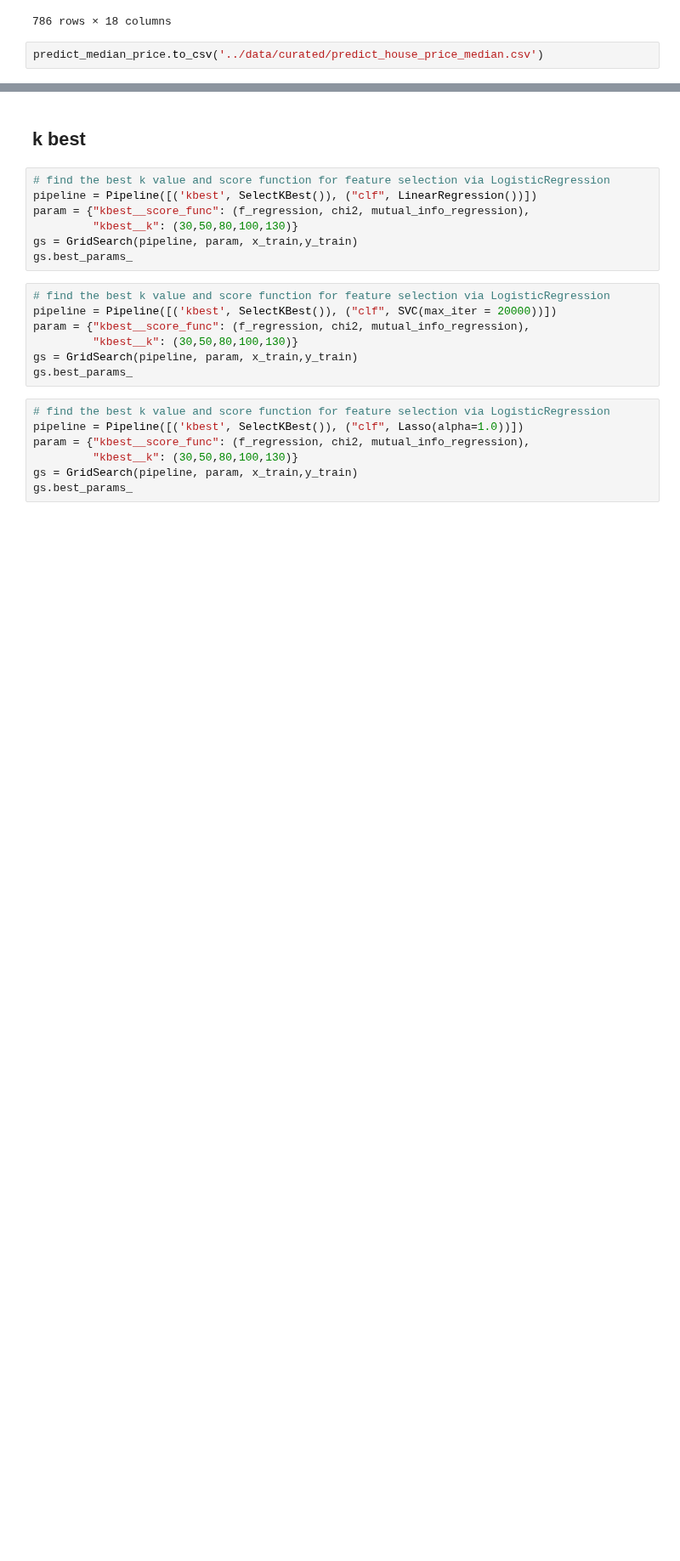
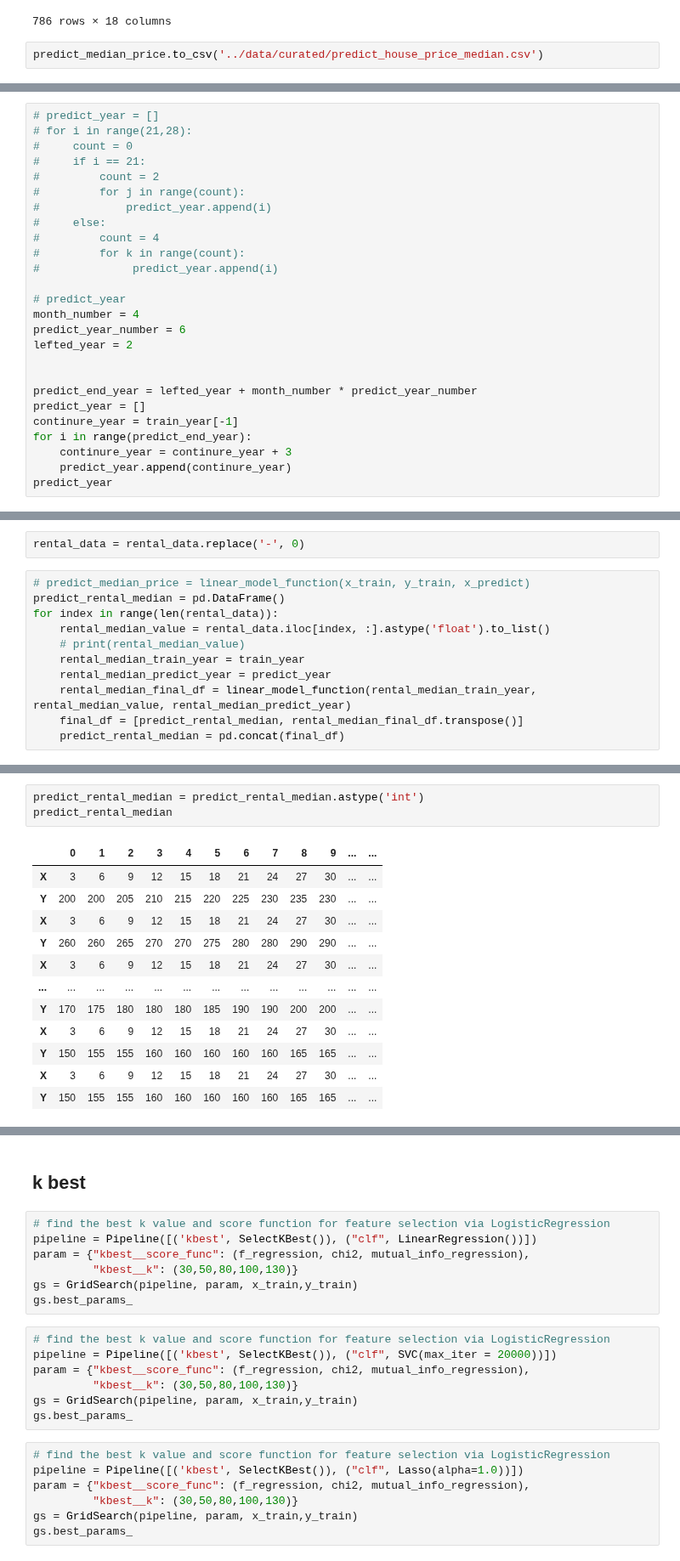
Before and after one commit to MAST30034-Applied-Data-Science/generic-real-estate-consulting-project-group-1-iron-data-man, a Jupyter notebook: notebooks/Modelling.ipynb, the cells around one changed output, grey strips where cells are left out. Shown at 85% size. Cells and saved outputs as stored; diff of their text form; blank space fills up the shorter version.

```diff
--- a/notebooks/Modelling.ipynb
+++ b/notebooks/Modelling.ipynb
@@ -1050,0 +1141,26 @@ predict_median_price.to_csv('../data/curated/predict_house_price_median.csv')
+# %%
+# predict_year = []
+# for i in range(21,28):
+#     count = 0
+#     if i == 21:
+#         count = 2
+#         for j in range(count):
+#             predict_year.append(i)
+#     else:
+#         count = 4
+#         for k in range(count):
+#              predict_year.append(i)
+
+# predict_year
+month_number = 4
+predict_year_number = 6
+lefted_year = 2
+
+
+predict_end_year = lefted_year + month_number * predict_year_number
+predict_year = []
+continure_year = train_year[-1]
+for i in range(predict_end_year):
+    continure_year = continure_year + 3
+    predict_year.append(continure_year)
+predict_year
@@ -1050,0 +1185,13 @@ predict_median_price.to_csv('../data/curated/predict_house_price_median.csv')
+# %%
+rental_data = rental_data.replace('-', 0)
+# %%
+# predict_median_price = linear_model_function(x_train, y_train, x_predict)
+predict_rental_median = pd.DataFrame()
+for index in range(len(rental_data)):
+    rental_median_value = rental_data.iloc[index, :].astype('float').to_list()
+    # print(rental_median_value)
+    rental_median_train_year = train_year
+    rental_median_predict_year = predict_year
+    rental_median_final_df = linear_model_function(rental_median_train_year, rental_median_value, rental_median_predict_year)
+    final_df = [predict_rental_median, rental_median_final_df.transpose()]
+    predict_rental_median = pd.concat(final_df)
@@ -1050,0 +1216,16 @@ predict_median_price.to_csv('../data/curated/predict_house_price_median.csv')
+# %%
+predict_rental_median = predict_rental_median.astype('int')
+predict_rental_median
+# %% [output]
+|  | 0 | 1 | 2 | 3 | 4 | 5 | 6 | 7 | 8 | 9 | ... | ... |
+| X | 3 | 6 | 9 | 12 | 15 | 18 | 21 | 24 | 27 | 30 | ... | ... |
+| Y | 200 | 200 | 205 | 210 | 215 | 220 | 225 | 230 | 235 | 230 | ... | ... |
+| X | 3 | 6 | 9 | 12 | 15 | 18 | 21 | 24 | 27 | 30 | ... | ... |
+| Y | 260 | 260 | 265 | 270 | 270 | 275 | 280 | 280 | 290 | 290 | ... | ... |
+| X | 3 | 6 | 9 | 12 | 15 | 18 | 21 | 24 | 27 | 30 | ... | ... |
+| ... | ... | ... | ... | ... | ... | ... | ... | ... | ... | ... | ... | ... |
+| Y | 170 | 175 | 180 | 180 | 180 | 185 | 190 | 190 | 200 | 200 | ... | ... |
+| X | 3 | 6 | 9 | 12 | 15 | 18 | 21 | 24 | 27 | 30 | ... | ... |
+| Y | 150 | 155 | 155 | 160 | 160 | 160 | 160 | 160 | 165 | 165 | ... | ... |
+| X | 3 | 6 | 9 | 12 | 15 | 18 | 21 | 24 | 27 | 30 | ... | ... |
+| Y | 150 | 155 | 155 | 160 | 160 | 160 | 160 | 160 | 165 | 165 | ... | ... |
```
Also changed, not shown: parts of 16 cells of this notebook.
